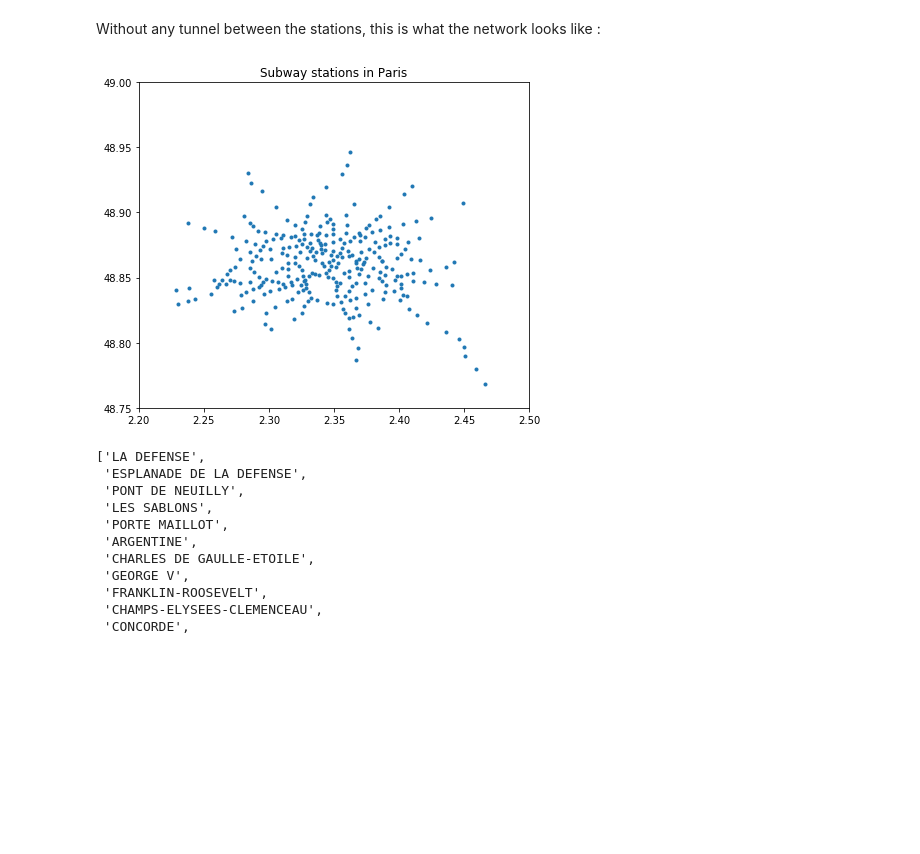
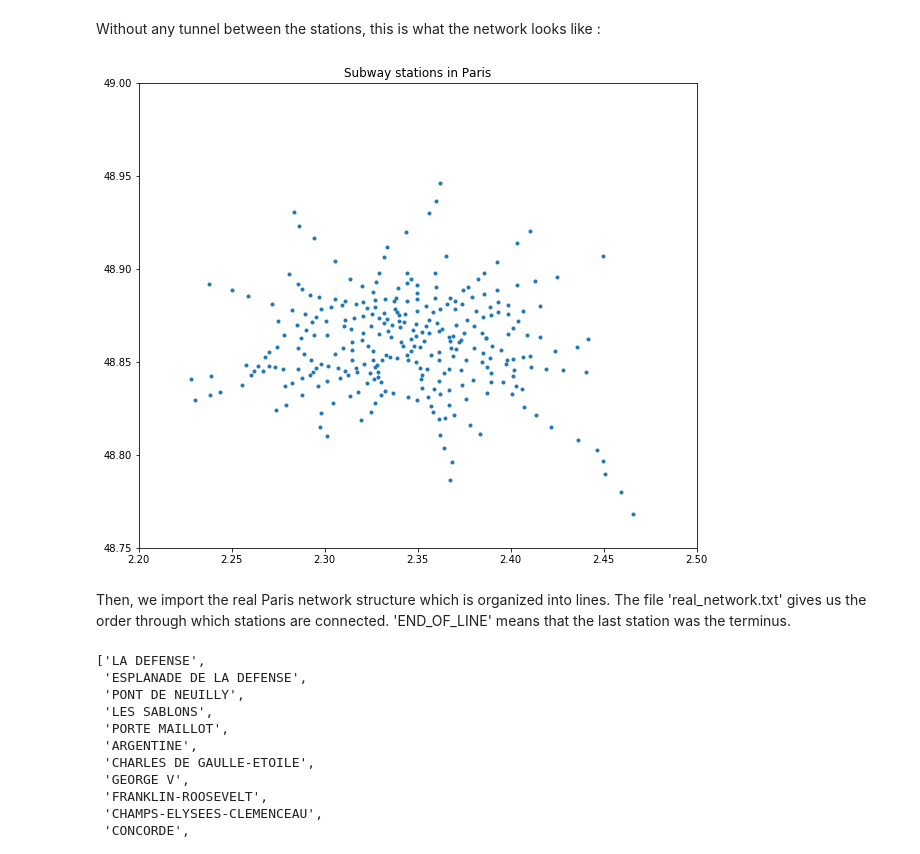
Before and after one commit to RubenBSB/transport-network, a Jupyter notebook: main.ipynb, the cells around one changed output. Drawn from its saved outputs; the diff is of its cells as text; code cells hidden in the pictures; blank space fills up the shorter version.

```diff
--- a/main.ipynb
+++ b/main.ipynb
@@ -8,7 +8,6 @@ import numpy as np
 import matplotlib.pyplot as plt
 
 %matplotlib inline
-plt.rcParams["figure.figsize"]=7,7
 # %% [markdown]
 ## Data
 # %%
@@ -39,14 +38,17 @@ m = len(df_stations)
 # %% [markdown]
 Without any tunnel between the stations, this is what the network looks like :
 # %%
+plt.figure(figsize=(10,10))
 plt.xlim(2.2, 2.5)
 plt.ylim(48.75, 49.0)
 plt.gca().set_aspect('equal', adjustable='box')
 plt.scatter(x,y,marker='.')
 plt.title('Subway stations in Paris')
 plt.show()
 # %% [output]
-[figure, old version]
+[figure, new version]
+# %% [markdown]
+Then, we import the real Paris network structure which is organized into lines. The file 'real_network.txt' gives us the order through which stations are connected. 'END_OF_LINE' means that the last station was the terminus.
 # %%
 import ast
 
```
Also changed, not shown: parts of 14 cells of this notebook.
